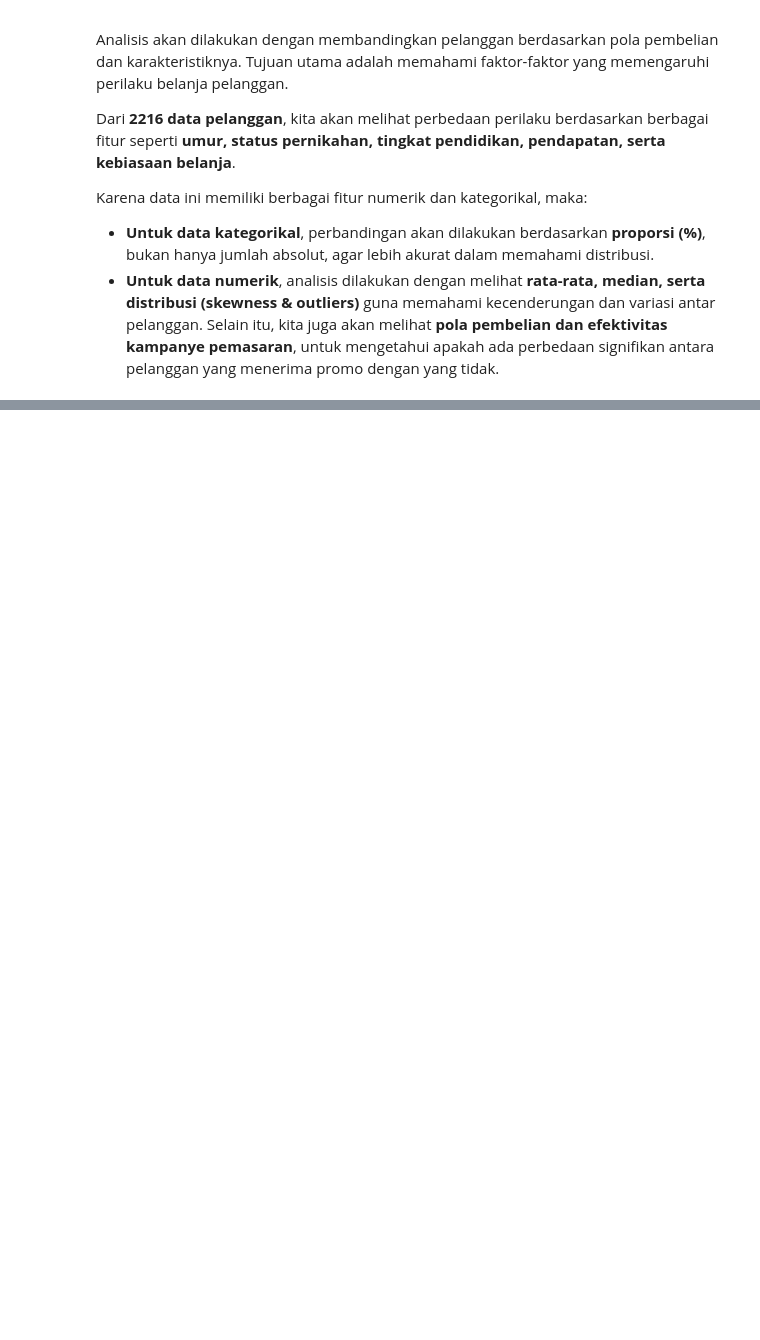
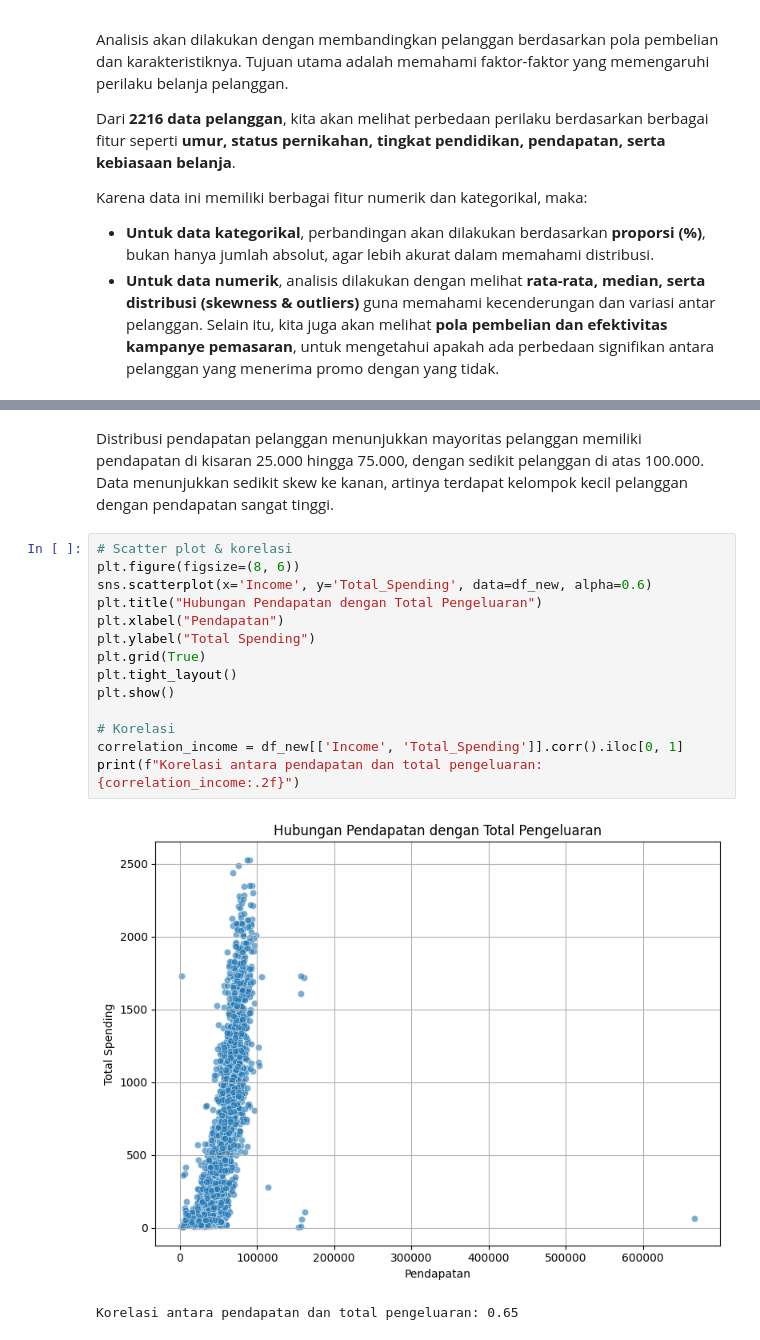
Before and after one commit to Himmel134/supermarket_customers, a Jupyter notebook: notebooks/1.0-bdp-inital-data-exploration.ipynb, the cells around one changed output, grey strips where cells are left out. Cells and saved outputs as stored; diff of their text form; blank space fills up the shorter version.

```diff
--- a/notebooks/1.0-bdp-inital-data-exploration.ipynb
+++ b/notebooks/1.0-bdp-inital-data-exploration.ipynb
@@ -514,0 +497,19 @@ Name: Total_Spending, dtype: int64
+# %% [markdown]
+Distribusi pendapatan pelanggan menunjukkan mayoritas pelanggan memiliki pendapatan di kisaran 25.000 hingga 75.000, dengan sedikit pelanggan di atas 100.000. Data menunjukkan sedikit skew ke kanan, artinya terdapat kelompok kecil pelanggan dengan pendapatan sangat tinggi.
+# %%
+# Scatter plot & korelasi
+plt.figure(figsize=(8, 6))
+sns.scatterplot(x='Income', y='Total_Spending', data=df_new, alpha=0.6)
+plt.title("Hubungan Pendapatan dengan Total Pengeluaran")
+plt.xlabel("Pendapatan")
+plt.ylabel("Total Spending")
+plt.grid(True)
+plt.tight_layout()
+plt.show()
+
+# Korelasi
+correlation_income = df_new[['Income', 'Total_Spending']].corr().iloc[0, 1]
+print(f"Korelasi antara pendapatan dan total pengeluaran: {correlation_income:.2f}")
+# %% [output]
+[figure, added]
+Korelasi antara pendapatan dan total pengeluaran: 0.65
```
Also changed, not shown: parts of 47 cells of this notebook, 1 other file.
